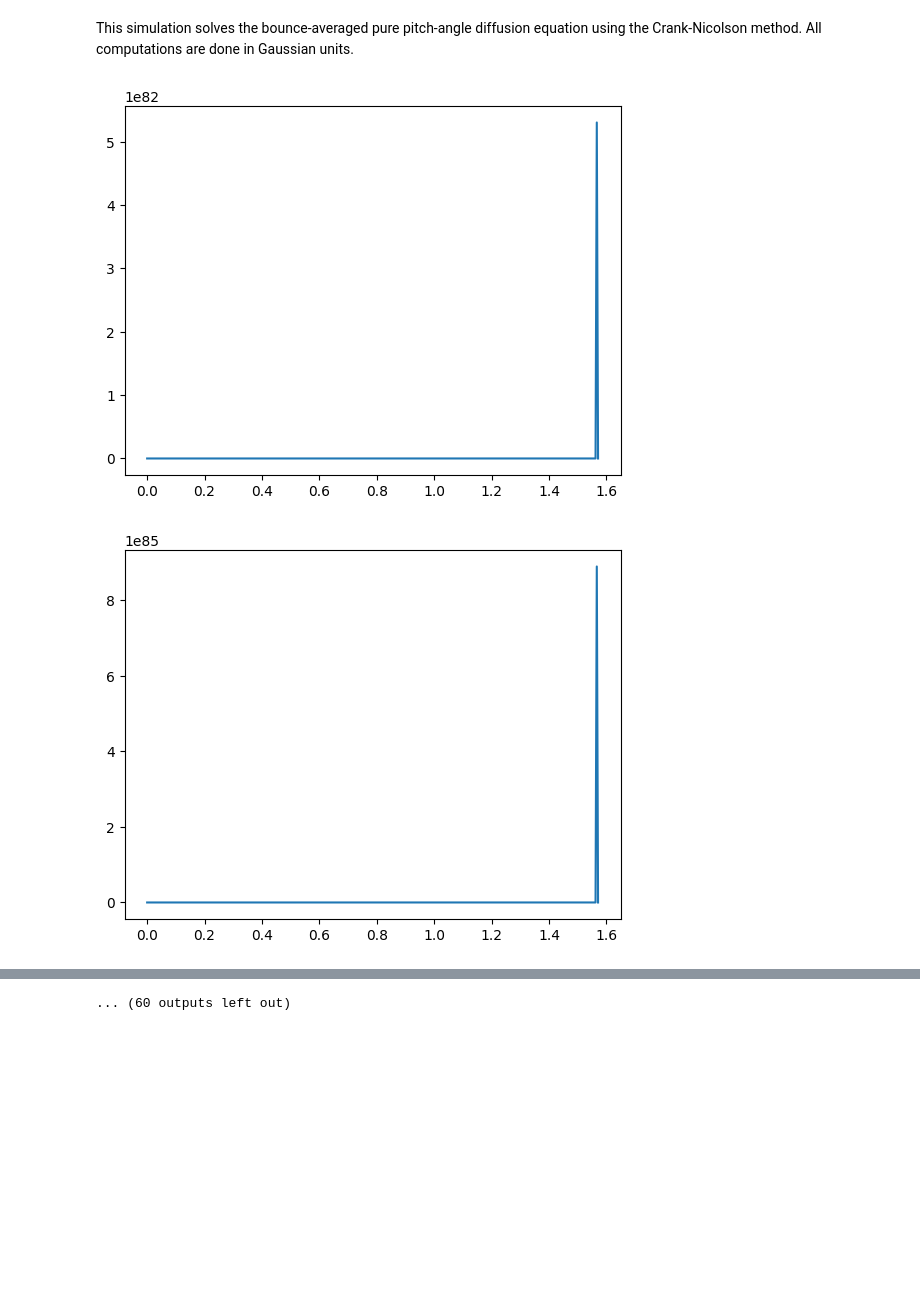
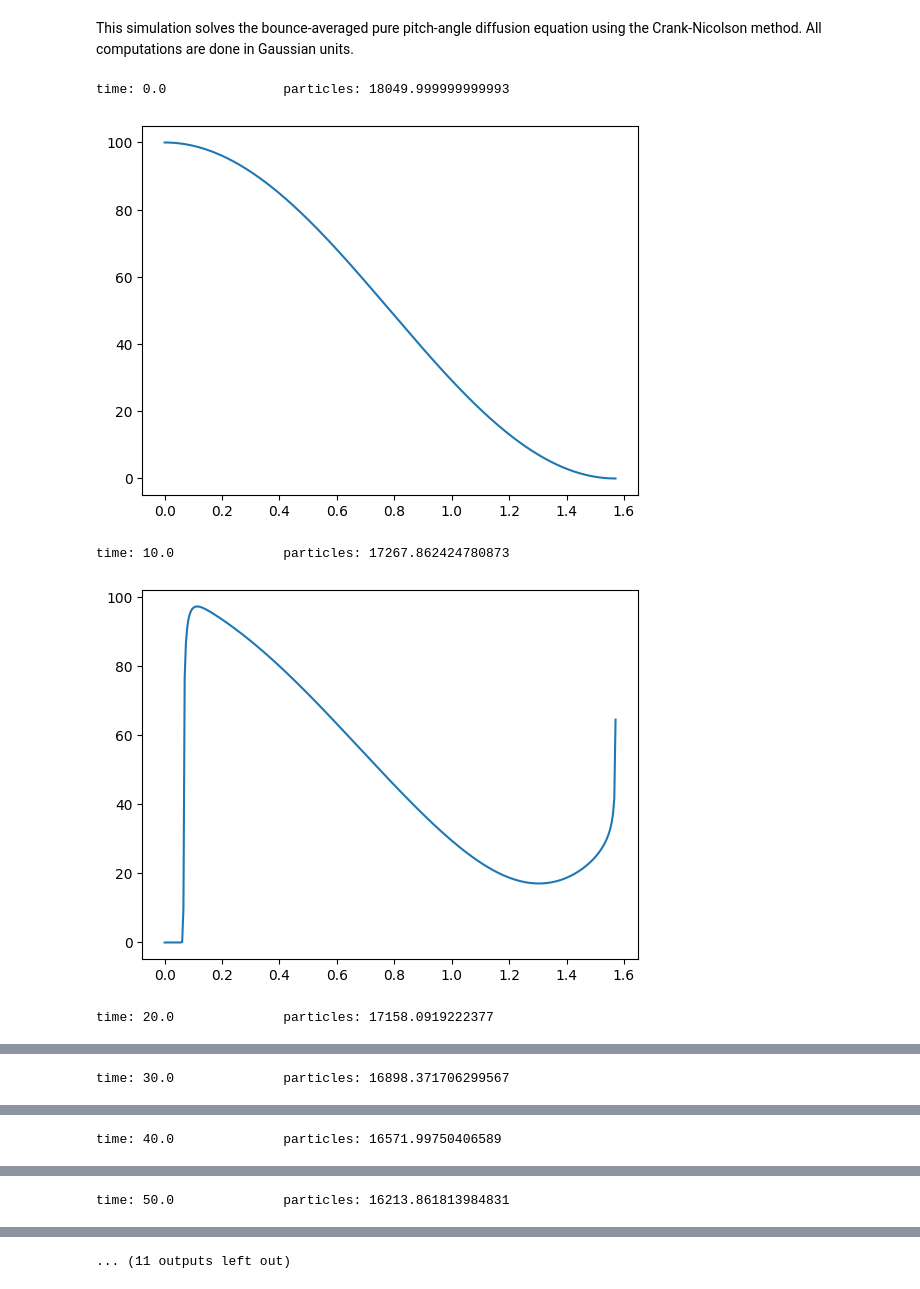
Before and after one commit to yellorb/aos250b-pitch-angle-diffusion, a Jupyter notebook: pitch_angle_diffusion.ipynb, the cells around one changed output, grey strips where cells are left out. Saved outputs shown, nothing was run; the diff lists cells and outputs as text; code cells hidden in the pictures; blank space fills up the shorter version.

```diff
--- a/pitch_angle_diffusion.ipynb
+++ b/pitch_angle_diffusion.ipynb
@@ -15,7 +15,7 @@ a = np.linspace(1E-8, np.pi/2-1E-8, num=N_alpha+1)  # avoid 0, pi/2 singularitie
 da = a[1]-a[0]
 
 dt = 0.01
-stop_time = 10      # should be a multiple of 5
+stop_time = 100      # should be a multiple of 5
 t_range = np.linspace(0, stop_time, num=int(stop_time/dt)+1)
 
 
@@ -36,6 +36,7 @@ Talpha = 1.3 - 0.56*sina
 
 dirac90 = np.zeros(a.shape)
 dirac90[-1] = 1/da
+dirac90[-2] = 1/(2*da)
 # %%
 # particle conditions/characteristics
 
@@ -58,25 +59,25 @@ dirac_adaL[round(a_L/da)] = 1/da
 # diffusion and simulation conditions
 
 # diffusion coefficient as a function of a
-Dstar = 0.3
+Dstar = 0.003
 Daa = np.ones(a.shape) * Dstar / np.cos((a-a_L)*heaviside_adaL)
 
 # loss coefficient as a function of a
 L = np.ones(a.shape) * 1/t_L * np.heaviside(-(a-a_L), np.ones(a.shape))
 
 # source term as a function of a
-S = 0 * dirac90
+S = 20 * dirac90
 
 # distribution initial condition
-f0 = 100 * sina**2 * np.ones(a.shape)      # uniform distribution; counts/rad
+f0 = 100 * cosa**2 * np.ones(a.shape)      # uniform distribution; counts/rad
 N0 = sum(f0)                     # number of particles initially; if S=L=0, this should be conserved
 
-plt.plot(a, Daa)
-plt.show()
+# plt.plot(a, Daa)
+# plt.show()
 # %%
 # solver outputs
 
-save_frequency = 1      # save f for plotting every n seconds of simulation time
+save_frequency = 10      # save f for plotting every n seconds of simulation time
 save_times = np.linspace(0, stop_time, num=int(stop_time/save_frequency)+1)
 # print(save_times)
 saved_f = np.zeros((len(a), len(save_times)))
@@ -128,36 +129,39 @@ for time, i in zip(t_range, range(len(t_range))):
             #         (K[j]/(16*da**2) + Daa[j]/(2*da**2))*f[j+1]) + S[j]
 
         elif j == len(a) - 1:       # boundary condition: df/da = 0 @ alpha = pi/2
             A[j] = -1/(4*da) # K[j-1]/(16*da**2) - Daa[j]/(2*da**2)
             B[j] = 1/(4*da) # 1/dt + L[j]/2 + Daa[j]/(da**2)
             C[j] = 0
             D[j] = 0 # S[j]
             # D[j] = ((-K[j-1]/(16*da**2) + Daa[j]/(2*da**2))*f[j-1] +
             #         (1/dt - L[j]/2 - Daa[j]/(da**2))*f[j]) + S[j]
         else:
             K[j] = (sin2a[j+1]*Talpha[j+1]*Daa[j+1] - sin2a[j]*Talpha[j]*Daa[j]) / (sin2a[j]*Talpha[j])
 
             A[j] = K[j]/(16*da**2) - Daa[j]/(2*da**2)
 
-            B[j] = 1/dt + L[j]/2 + Daa[j]/(da**2)
+            B[j] = 1/dt  + Daa[j]/(da**2)
 
             C[j] = -K[j]/(16*da**2) - Daa[j]/(2*da**2)
 
             D[j] = ((-K[j]/(16*da**2) + Daa[j]/(2*da**2))*f[j-1] +
-                    (1/dt - L[j]/2 - Daa[j]/(da**2))*f[j] +
+                    (1/dt - L[j] - Daa[j]/(da**2))*f[j] +
                     (K[j]/(16*da**2) + Daa[j]/(2*da**2))*f[j+1]) + S[j]
 
     # solve_banded and get f @ t_n+1
     inversion_matrix = np.vstack((C,B,A))
 
     # if time in save_times:
-    plt.plot(a, D)
-    plt.show()
+    # plt.plot(a, D)
+    # plt.show()
 
     f = solve_banded((1,1), inversion_matrix, D)        # f at time n+1
 
 plt.plot(t_range, N)
 plt.show()
 # %% [output]
+time: 0.0               particles: 18049.999999999993
-[figure, old version]
+[figure, new version]
+time: 10.0              particles: 17267.862424780873
-[figure, old version]
+[figure, new version]
+time: 20.0              particles: 17158.0919222377
@@ -164,0 +169 @@ plt.show()
+time: 30.0              particles: 16898.371706299567
@@ -165,0 +171 @@ plt.show()
+time: 40.0              particles: 16571.99750406589
@@ -166,0 +173 @@ plt.show()
+time: 50.0              particles: 16213.861813984831
@@ -174 +175 @@ plt.show()
-... (60 outputs left out)
+... (11 outputs left out)
```
Also changed, not shown: parts of 1 cell of this notebook.
